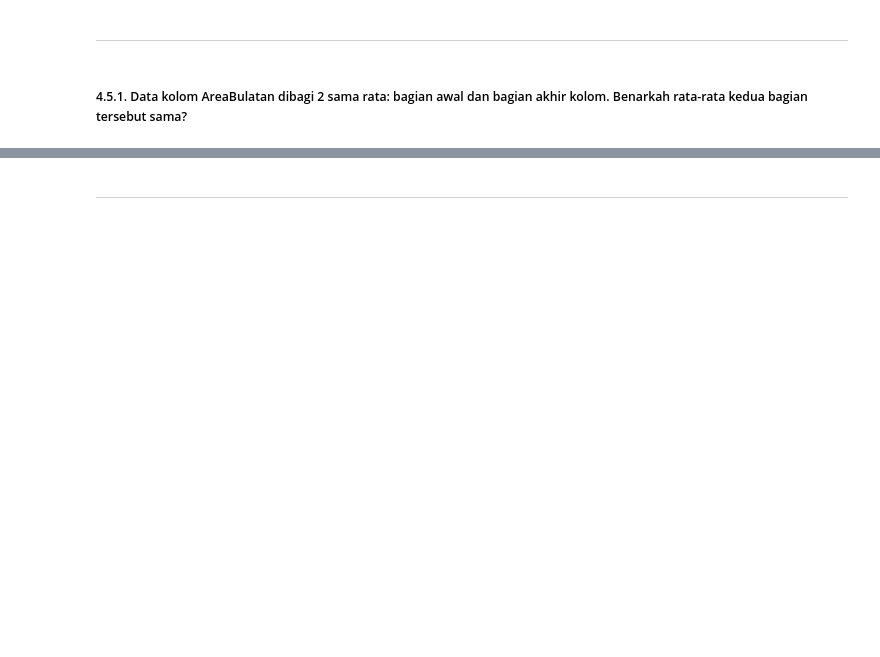
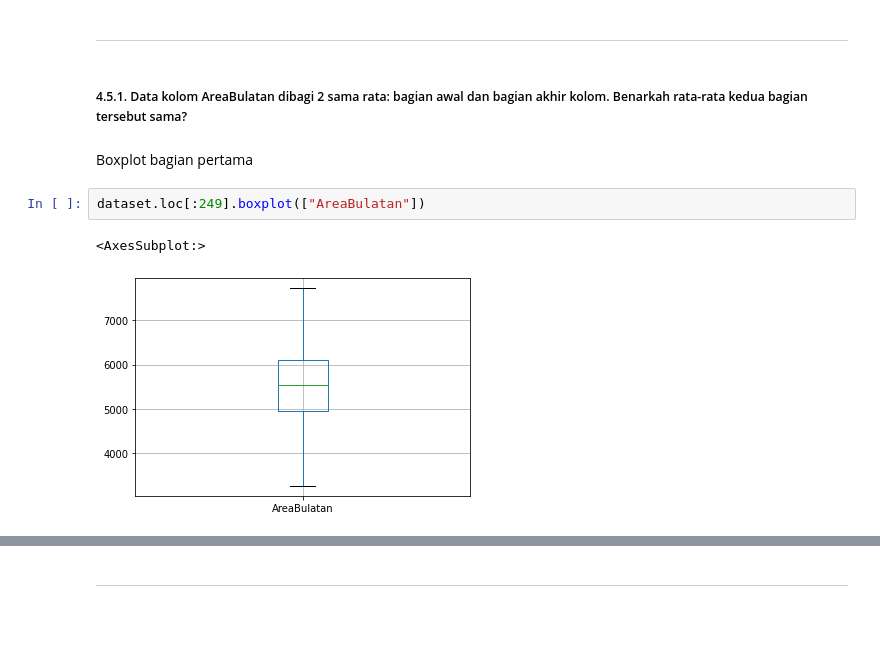
Before and after one commit to Lock1/IF2220-Probstat, a Jupyter notebook: TubesProbstat.ipynb, the cells around one changed output, grey strips where cells are left out. Cells and saved outputs as stored; diff of their text form; blank space fills up the shorter version.

```diff
--- a/TubesProbstat.ipynb
+++ b/TubesProbstat.ipynb
@@ -970,3 +1073,10 @@ Menampilkan juga boxplotnya untuk kolom / bagian yang bersesuaian.
 ***
 # %% [markdown]
 ##### 4.5.1. Data kolom AreaBulatan dibagi 2 sama rata: bagian awal dan bagian akhir kolom. Benarkah rata-rata kedua bagian tersebut sama?
+# %% [markdown]
+Boxplot bagian pertama
+# %%
+dataset.loc[:249].boxplot(["AreaBulatan"])
+# %% [output]
+<AxesSubplot:>
+[figure, added]
```
Also changed, not shown: parts of 20 cells of this notebook.
